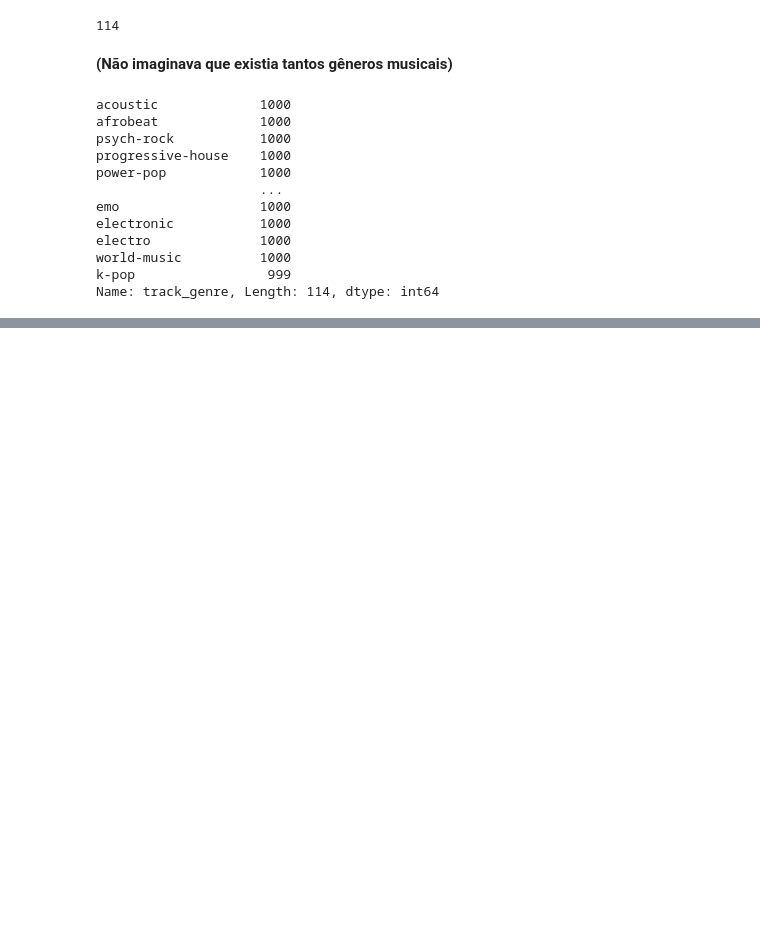
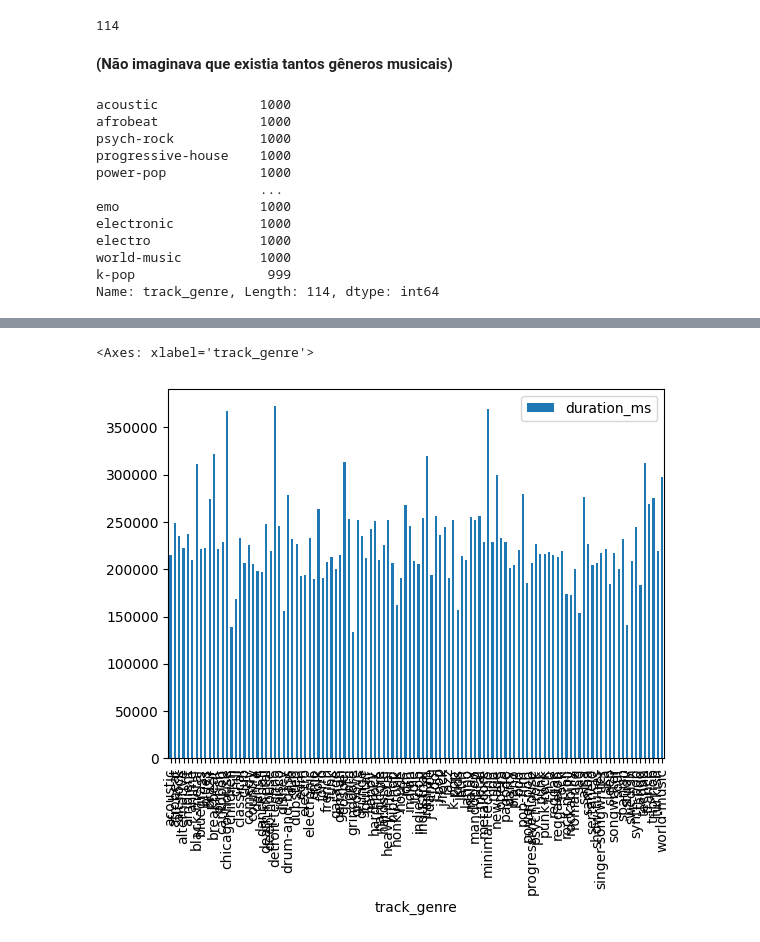
Before and after one commit to brenocolaco/Analise-do-Spotify, a Jupyter notebook: Análise do Spotify.ipynb, the cells around one changed output, grey strips where cells are left out. Saved outputs shown, nothing was run; the diff lists cells and outputs as text; code cells hidden in the pictures; blank space fills up the shorter version.

```diff
--- a/Análise do Spotify.ipynb
+++ b/Análise do Spotify.ipynb
@@ -182,0 +186,3 @@ Foi feita uma amostra de 1000 músicas para cada estilo. COmo retiramos uma que
+# %%
+media_duracao_por_genero = genero_duracao.groupby('track_genre').mean()
+media_duracao_por_genero
@@ -182,0 +227,5 @@ Foi feita uma amostra de 1000 músicas para cada estilo. COmo retiramos uma que
+# %%
+media_duracao_por_genero.plot.bar()
+# %% [output]
+<Axes: xlabel='track_genre'>
+[figure, added]
```
Also changed, not shown: parts of 5 cells of this notebook.
